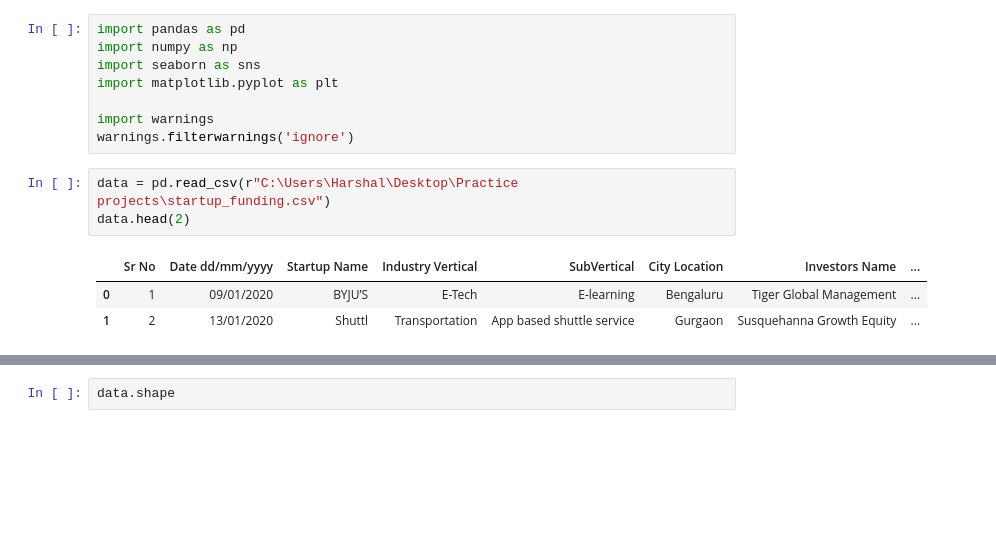
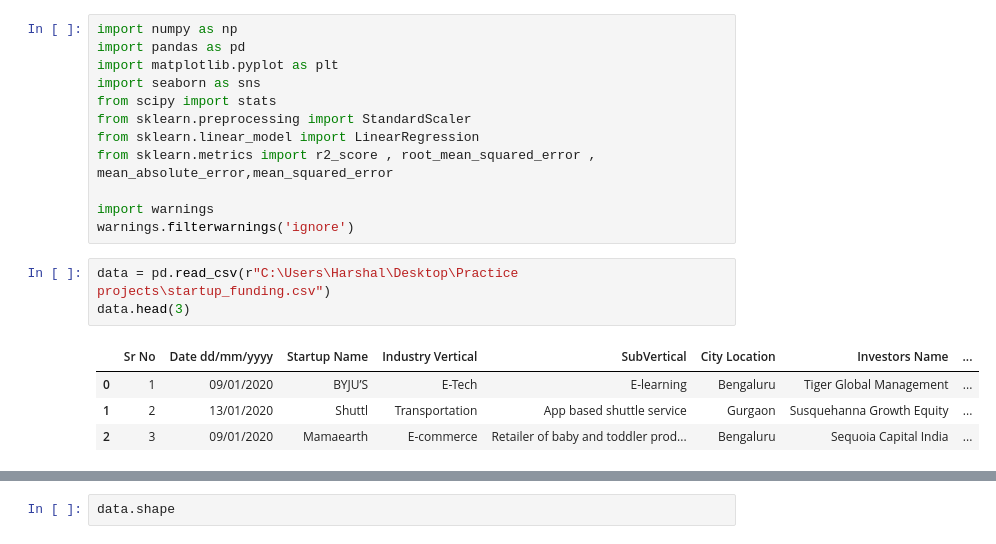
Before and after one commit to harshalgrover07/Start-Up-Funding, a Jupyter notebook: StartUp.ipynb, the cells around one changed output, grey strips where cells are left out. Drawn from its saved outputs; the diff is of its cells as text; blank space fills up the shorter version.

```diff
--- a/StartUp.ipynb
+++ b/StartUp.ipynb
@@ -1,15 +35,20 @@
 # %%
+import numpy as np
 import pandas as pd
-import numpy as np
+import matplotlib.pyplot as plt
 import seaborn as sns
-import matplotlib.pyplot as plt
+from scipy import stats
+from sklearn.preprocessing import StandardScaler
+from sklearn.linear_model import LinearRegression
+from sklearn.metrics import r2_score , root_mean_squared_error , mean_absolute_error,mean_squared_error
 
 import warnings
 warnings.filterwarnings('ignore')
 # %%
 data = pd.read_csv(r"C:\Users\Harshal\Desktop\Practice projects\startup_funding.csv")
-data.head(2)
+data.head(3)
 # %% [output]
 |  | Sr No | Date dd/mm/yyyy | Startup Name | Industry Vertical | SubVertical | City Location | Investors Name | ... |
 | 0 | 1 | 09/01/2020 | BYJU’S | E-Tech | E-learning | Bengaluru | Tiger Global Management | ... |
 | 1 | 2 | 13/01/2020 | Shuttl | Transportation | App based shuttle service | Gurgaon | Susquehanna Growth Equity | ... |
+| 2 | 3 | 09/01/2020 | Mamaearth | E-commerce | Retailer of baby and toddler prod... | Bengaluru | Sequoia Capital India | ... |
```
Also changed, not shown: parts of 60 cells of this notebook.
